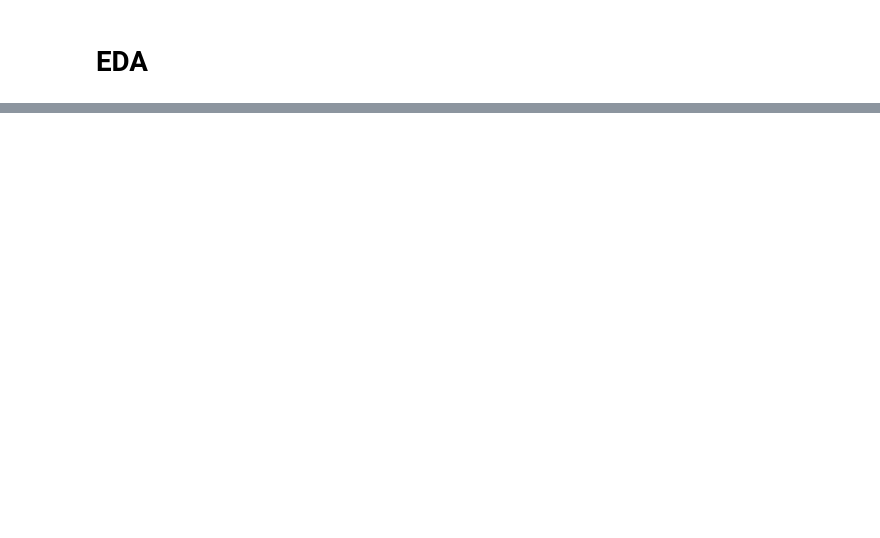
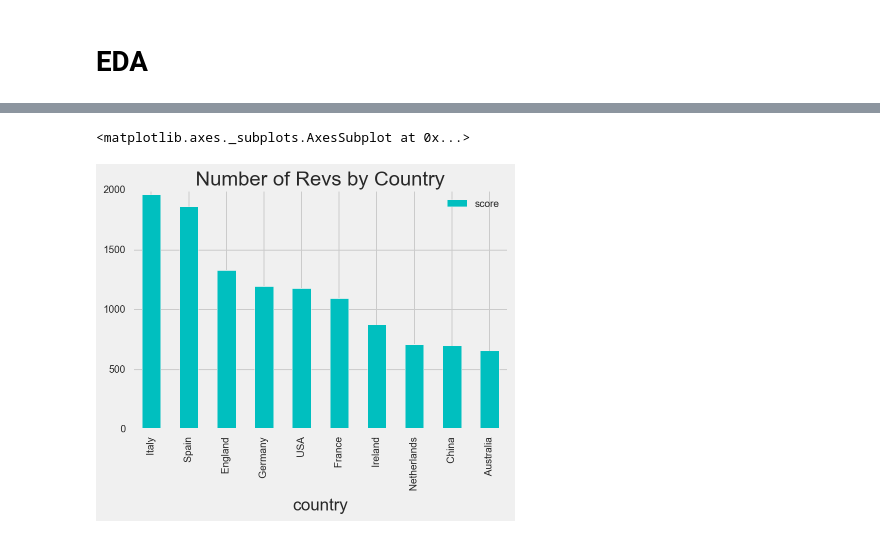
Before and after one commit to caitlinmowdy/DSI-SF-2-caitlinmowdy, a Jupyter notebook: capstone-hostelworld/code/eda.ipynb, the cells around one changed output, grey strips where cells are left out. Cells and saved outputs as stored; diff of their text form; code cells hidden in the pictures; blank space fills up the shorter version.

```diff
--- a/capstone-hostelworld/code/eda.ipynb
+++ b/capstone-hostelworld/code/eda.ipynb
@@ -21,6 +26,6 @@ from bs4 import BeautifulSoup
 # %%
 # import clean data
 
-users_clean_df = pd.read_csv('/Users/caitlinmowdy/Desktop/DSI-SF-2-caitlinmowdy/capstone-hostelworld/clean-data/clean_users1.csv')
-revs_clean_df = pd.read_csv('/Users/caitlinmowdy/Desktop/DSI-SF-2-caitlinmowdy/capstone-hostelworld/clean-data/clean_revs1.csv')
-hostels_clean_df = pd.read_csv('/Users/caitlinmowdy/Desktop/DSI-SF-2-caitlinmowdy/capstone-hostelworld/clean-data/clean_hostels1.csv')
+users_clean_df = pd.read_csv('/Users/caitlinmowdy/Desktop/DSI-SF-2-caitlinmowdy/capstone-hostelworld/clean-data/clean_users_oct4.csv')
+revs_clean_df = pd.read_csv('/Users/caitlinmowdy/Desktop/DSI-SF-2-caitlinmowdy/capstone-hostelworld/clean-data/clean_revs_oct4.csv')
+hostels_clean_df = pd.read_csv('/Users/caitlinmowdy/Desktop/DSI-SF-2-caitlinmowdy/capstone-hostelworld/clean-data/clean_hostels_oct4.csv')
@@ -26,0 +39,8 @@ hostels_clean_df = pd.read_csv('/Users/caitlinmowdy/Desktop/DSI-SF-2-caitlinmowd
+# %%
+# Bar Graph of rev counts by country
+
+revs_clean_df.groupby(['country'])[['score']].count().sort_values('score', ascending = False).head(10).plot(
+    kind='bar', color = 'c',title = 'Number of Revs by Country')
+# %% [output]
+<matplotlib.axes._subplots.AxesSubplot at 0x...>
+[figure, added]
```
Also changed, not shown: parts of 27 cells of this notebook, 27 other files.
